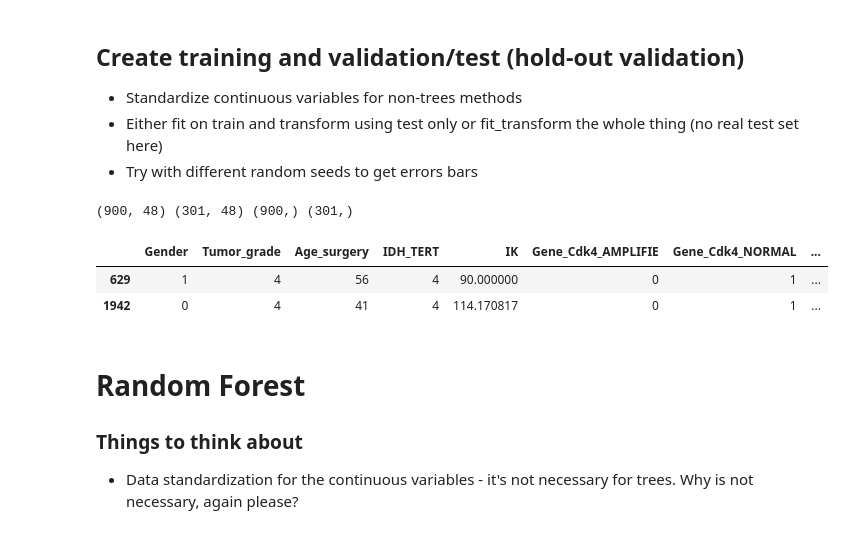
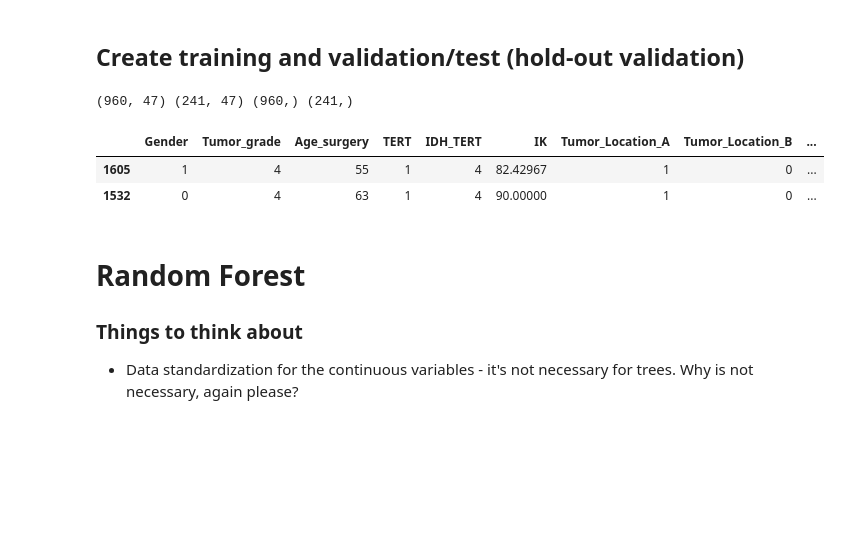
Before and after one commit to patricieni/ICM, a Jupyter notebook: code/notebooks/Modelling_GBM.ipynb, the cells around one changed output. Cells and saved outputs as stored; diff of their text form; code cells hidden in the pictures; blank space fills up the shorter version.

```diff
--- a/code/notebooks/Modelling_GBM.ipynb
+++ b/code/notebooks/Modelling_GBM.ipynb
@@ -72 +122,14 @@ df_amelia = df_amelia[df_amelia.Tumor_type == "GBM"]
+# %%
+labels = ["1.2 years","2.5years","more"]
+cut_points = [400,900]
+
+# Load the raw dataset
+df_amelia = pd.read_csv(DATA_Amelia_FILE)
+# Only difference from the one before
+df_amelia = df_amelia[df_amelia.Tumor_type == "GBM"]
+# Dummies dataset, used for analysis
+df_dummies, labels = helper.process_dataset(df_amelia,labels,cut_points)
+
+# Label Encoded Dataset, used for visualization
+df_encoded, le_dict = helper.label_encoder(df_amelia, labels, cut_points)
 # %%
@@ -179,5 +140,0 @@ df.head(2)
-# %% [markdown]
-## Create training and validation/test (hold-out validation)
-* Standardize continuous variables for non-trees methods
-* Either fit on train and transform using test only or fit_transform the whole thing (no real test set here)
-* Try with different random seeds to get errors bars
@@ -188,11 +144,13 @@ Y = df.life_expectancy_bin
+# %% [markdown]
+## Create training and validation/test (hold-out validation)
 # %%
 random_states = [1332, 1, 5 ,8, 100, 78]
-X_train, X_test, Y_train, Y_test = train_test_split(X,Y, test_size=0.25, random_state=random_states[0])
+X_train, Y_train, X_test, Y_test = helper.get_train_test_data(df_dummies,random_state=random_states[0])
 
 print(X_train.shape, X_test.shape, Y_train.shape, Y_test.shape)
 X_train.head(2)
 # %% [output]
-(900, 48) (301, 48) (900,) (301,)
+(960, 47) (241, 47) (960,) (241,)
-|  | Gender | Tumor_grade | Age_surgery | IDH_TERT | IK | Gene_Cdk4_AMPLIFIE | Gene_Cdk4_NORMAL | ... |
-| 629 | 1 | 4 | 56 | 4 | 90.000000 | 0 | 1 | ... |
-| 1942 | 0 | 4 | 41 | 4 | 114.170817 | 0 | 1 | ... |
+|  | Gender | Tumor_grade | Age_surgery | TERT | IDH_TERT | IK | Tumor_Location_A | Tumor_Location_B | ... |
+| 1605 | 1 | 4 | 55 | 1 | 4 | 82.42967 | 1 | 0 | ... |
+| 1532 | 0 | 4 | 63 | 1 | 4 | 90.00000 | 1 | 0 | ... |
```
Also changed, not shown: parts of 48 cells of this notebook.
